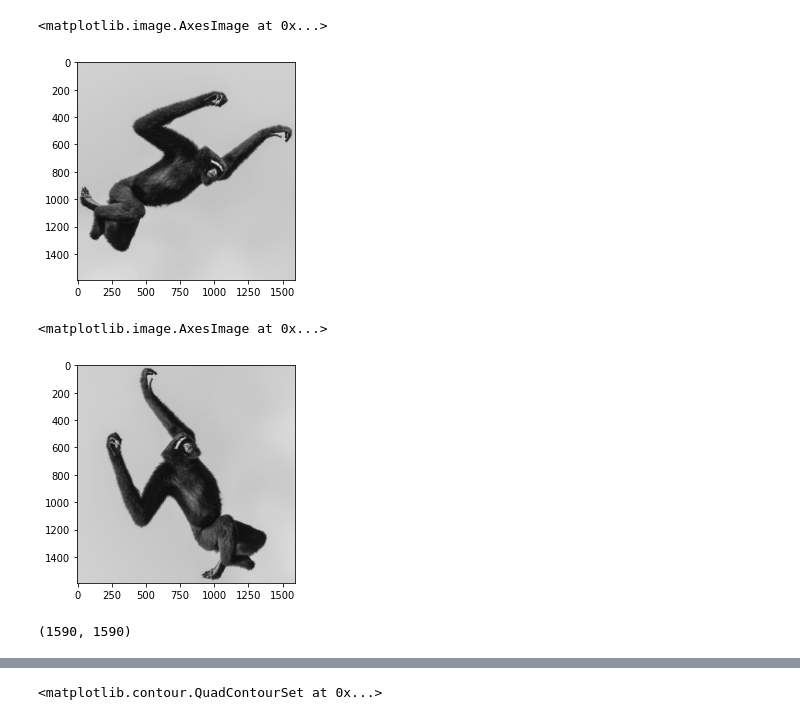
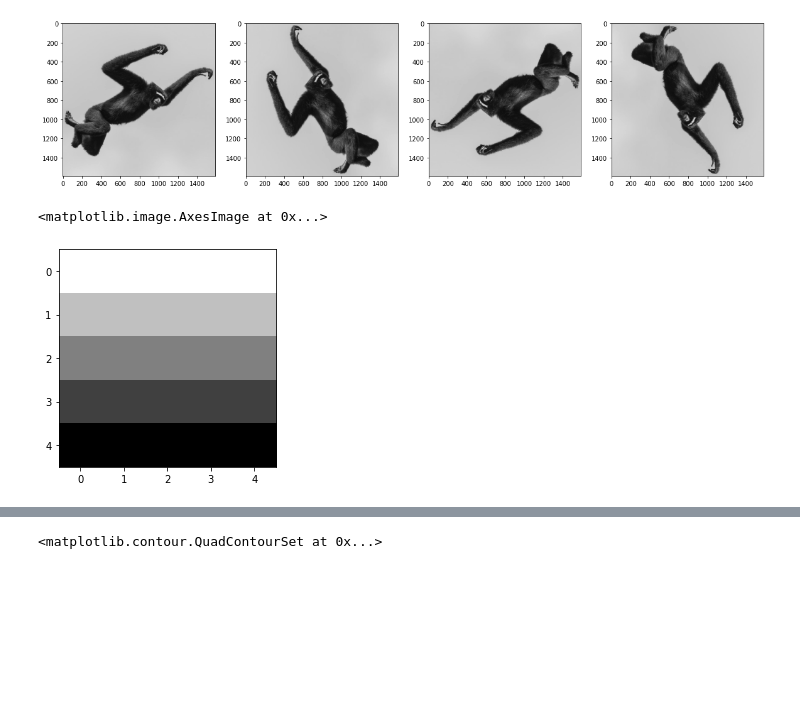
Before and after one commit to UMT-CSCI-591-Deep-Learning-2022/HNET_exercises, a Jupyter notebook: HNET.ipynb, the cells around one changed output, grey strips where cells are left out. Drawn from its saved outputs; the diff is of its cells as text; code cells hidden in the pictures; blank space fills up the shorter version.

```diff
--- a/HNET.ipynb
+++ b/HNET.ipynb
@@ -14,9 +10,17 @@ from torch import nn
 # %%
 img = io.imread("gibbon.png")
 img_gray = color.rgb2gray(img)
-img_gray *= 2
-img_gray -= 1
 # %%
 img_gray_90 = np.rot90(img_gray)
 img_gray_180 = np.rot90(img_gray_90)
 img_gray_270 = np.rot90(img_gray_180)
+# %%
+rotated_imgs = [img_gray, img_gray_90, img_gray_180, img_gray_270]
+f,ax = plt.subplots(1,4, figsize=(20,20))
+
+for i,image in enumerate(rotated_imgs):
+  ax[i].imshow(image, cmap='gray')
+
+plt.show()
+# %% [output]
+[figure, added]
@@ -23,14 +48,5 @@ img_gray_270 = np.rot90(img_gray_180)
 # %%
-plt.imshow(img_gray, cmap='gray')
+plt.imshow(edge_kernel, cmap='gray')
 # %% [output]
 <matplotlib.image.AxesImage at 0x...>
-[figure, old version]
+[figure, new version]
-# %%
-plt.imshow(img_gray_90, cmap='gray')
-# %% [output]
-<matplotlib.image.AxesImage at 0x...>
-[figure, removed]
-# %%
-img_gray.shape
-# %% [output]
-(1590, 1590)
```
Also changed, not shown: parts of 11 cells of this notebook.
